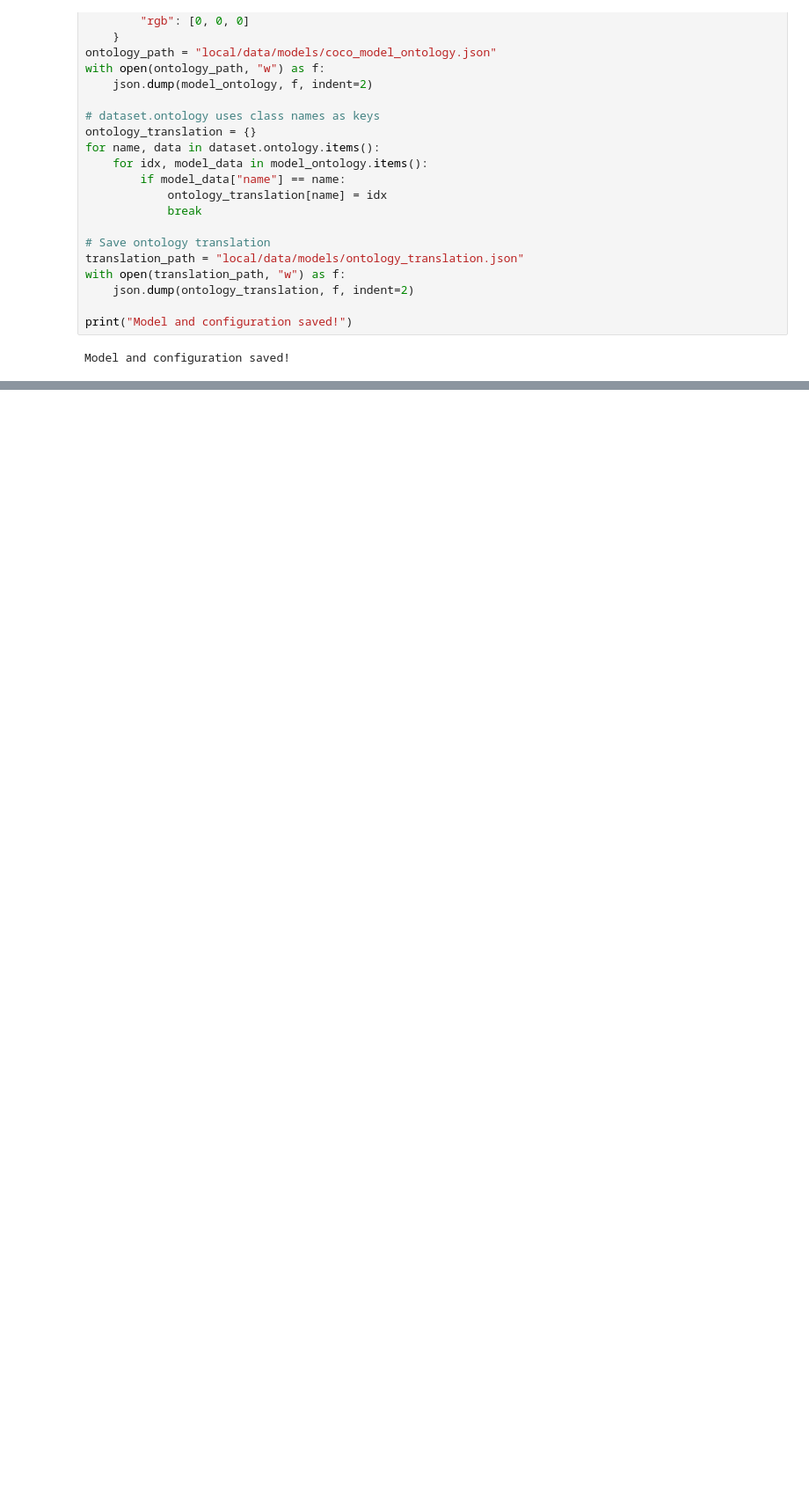
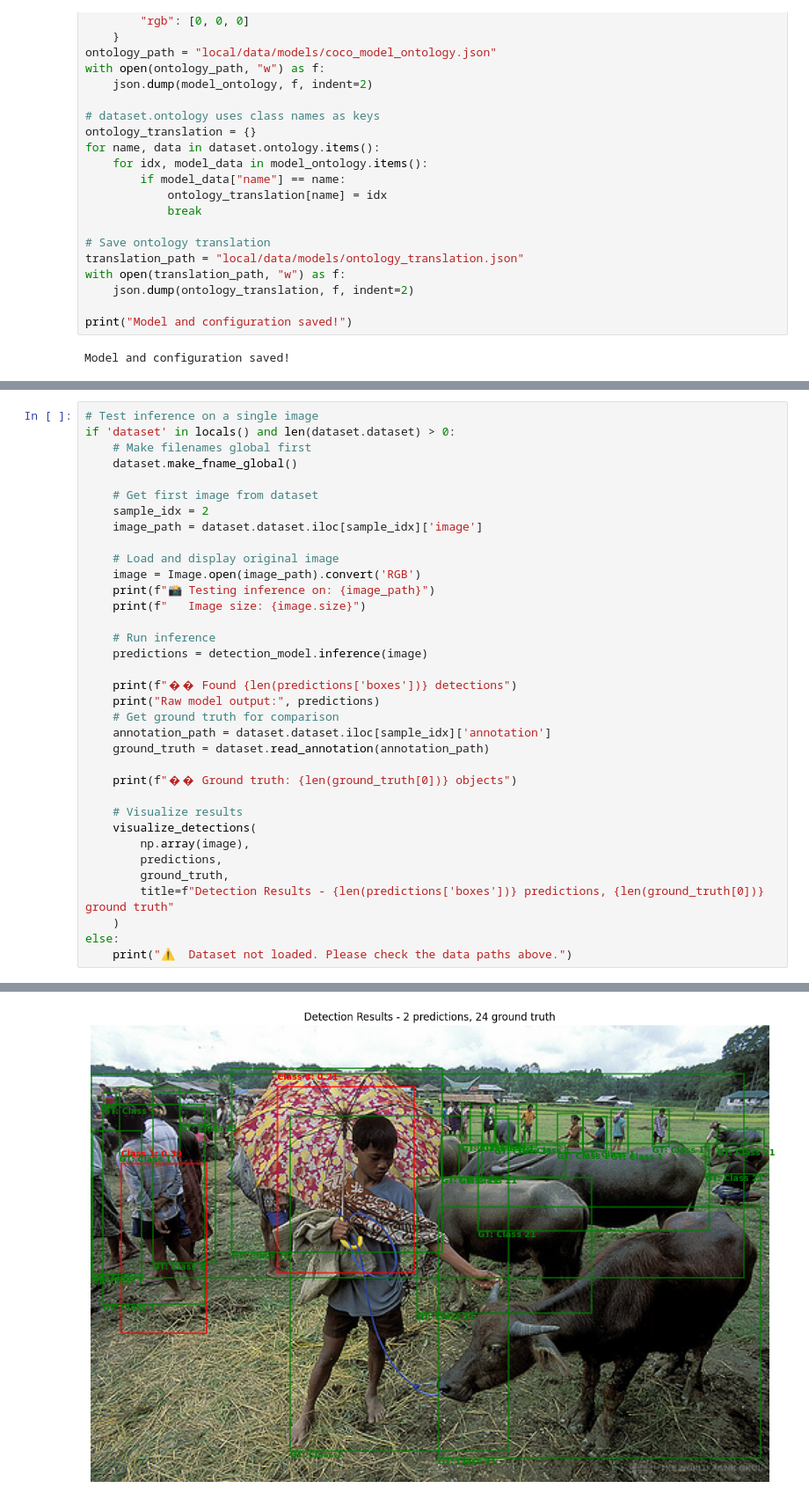
Before and after one commit to JdeRobot/DetectionMetrics, a Jupyter notebook: examples/tutorial_image_detection.ipynb, the cells around one changed output, grey strips where cells are left out. Shown at 88% size. Cells and saved outputs as stored; diff of their text form; blank space fills up the shorter version.

```diff
--- a/examples/tutorial_image_detection.ipynb
+++ b/examples/tutorial_image_detection.ipynb
@@ -216,0 +184,36 @@ print(f"   Prediction scores: {predictions['scores'].cpu().numpy()}")
+# %%
+# Test inference on a single image
+if 'dataset' in locals() and len(dataset.dataset) > 0:
+    # Make filenames global first
+    dataset.make_fname_global()
+
+    # Get first image from dataset
+    sample_idx = 2
+    image_path = dataset.dataset.iloc[sample_idx]['image']
+
+    # Load and display original image
+    image = Image.open(image_path).convert('RGB')
+    print(f"📸 Testing inference on: {image_path}")
+    print(f"   Image size: {image.size}")
+
+    # Run inference
+    predictions = detection_model.inference(image)
+
+    print(f"�� Found {len(predictions['boxes'])} detections")
+    print("Raw model output:", predictions)
+    # Get ground truth for comparison
+    annotation_path = dataset.dataset.iloc[sample_idx]['annotation']
+    ground_truth = dataset.read_annotation(annotation_path)
+
+    print(f"�� Ground truth: {len(ground_truth[0])} objects")
+
+    # Visualize results
+    visualize_detections(
+        np.array(image),
+        predictions,
+        ground_truth,
+        title=f"Detection Results - {len(predictions['boxes'])} predictions, {len(ground_truth[0])} ground truth"
+    )
+else:
+    print("⚠️  Dataset not loaded. Please check the data paths above.")
+# %% [output]
@@ -217,3 +255,4 @@ print(f"   Prediction scores: {predictions['scores'].cpu().numpy()}")
+[figure, added]
 # %%
 # Run evaluation on a subset of the dataset
 # For demonstration, we'll use a small subset
```
Also changed, not shown: parts of 7 cells of this notebook.
